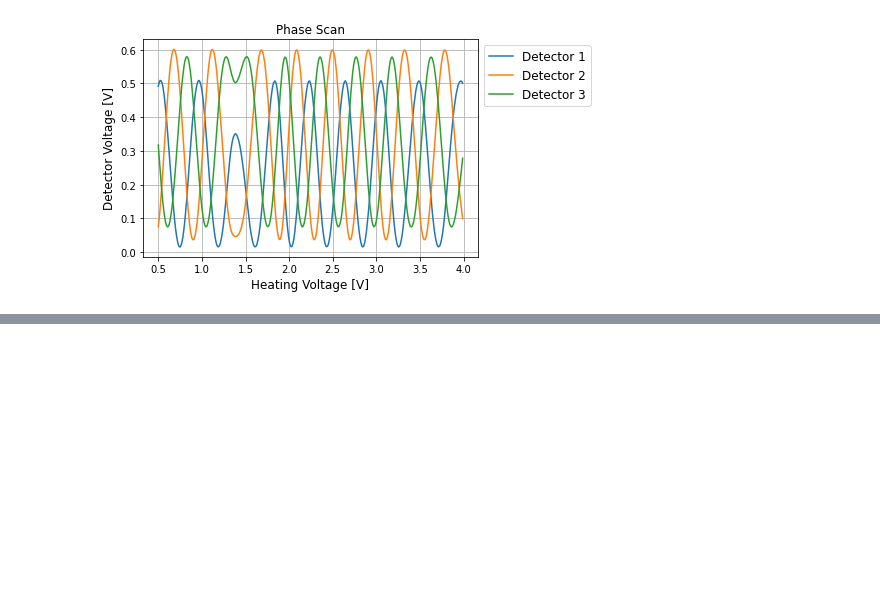
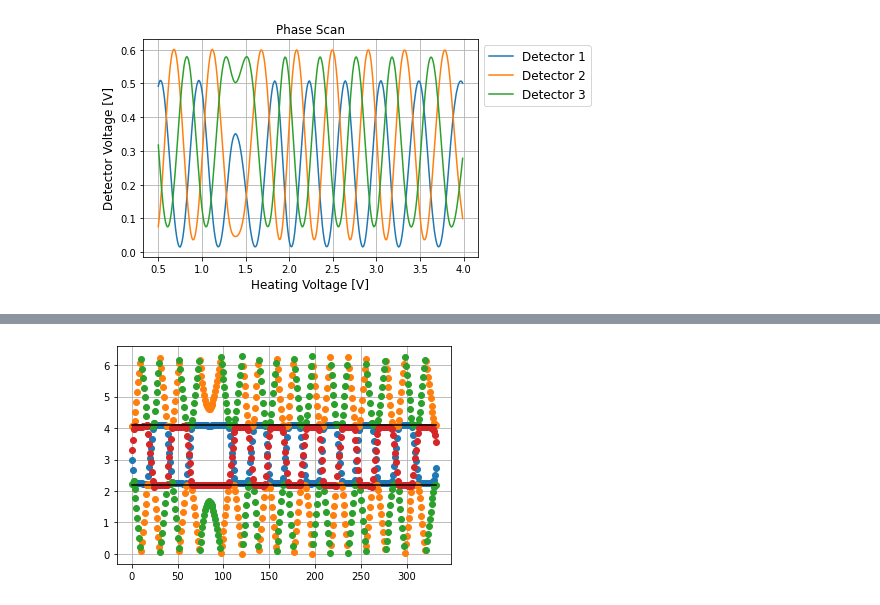
Before and after one commit to bilaljo/MiniPTI, a Jupyter notebook: notebooks/passepartout.ipynb, the cells around one changed output, grey strips where cells are left out. Drawn from its saved outputs; the diff is of its cells as text; code cells hidden in the pictures; blank space fills up the shorter version.

```diff
--- a/notebooks/passepartout.ipynb
+++ b/notebooks/passepartout.ipynb
@@ -98,0 +91,26 @@ plt.savefig("Phase.png")
+# %%
+theta = [np.arccos(dc_scaled[0]) + np.arccos(dc_scaled[1]),
+         np.arccos(dc_scaled[0]) - np.arccos(dc_scaled[1]),
+         -np.arccos(dc_scaled[0]) + np.arccos(dc_scaled[1]),
+         -np.arccos(dc_scaled[0]) - np.arccos(dc_scaled[1])]
+
+theta_2 = [np.arccos(dc_scaled[0]) + np.arccos(dc_scaled[2]),
+          -np.arccos(dc_scaled[0]) + np.arccos(dc_scaled[2]),
+          np.arccos(dc_scaled[0]) - np.arccos(dc_scaled[2]),
+          -np.arccos(dc_scaled[0]) - np.arccos(dc_scaled[2]),]
+
+for i in range(len(theta)):
+    theta[i] =  list([theta[i][j] if theta[i][j] >= 0 else theta[i][j] + 2 * np.pi for j in range(len(theta[i]))])
+
+for i in range(len(theta)):
+    theta_2[i] = list([theta_2[i][j] if theta_2[i][j] >= 0 else theta_2[i][j] + 2 * np.pi for j in range(len(theta_2[i]))])
+# %%
+for i in range(len(theta)):
+    plt.plot(range(len(theta[i])), theta[i], "o")
+
+plt.plot(range(len(theta[0])), 2.186898083066153 * np.ones(len(theta[0])), "black")
+plt.plot(range(len(theta[0])), 4.096287224113433 * np.ones(len(theta[0])), "black")
+plt.grid()
+plt.savefig("system_phase_1.pdf")
+# %% [output]
+[figure, added]
```
Also changed, not shown: parts of 9 cells of this notebook.
